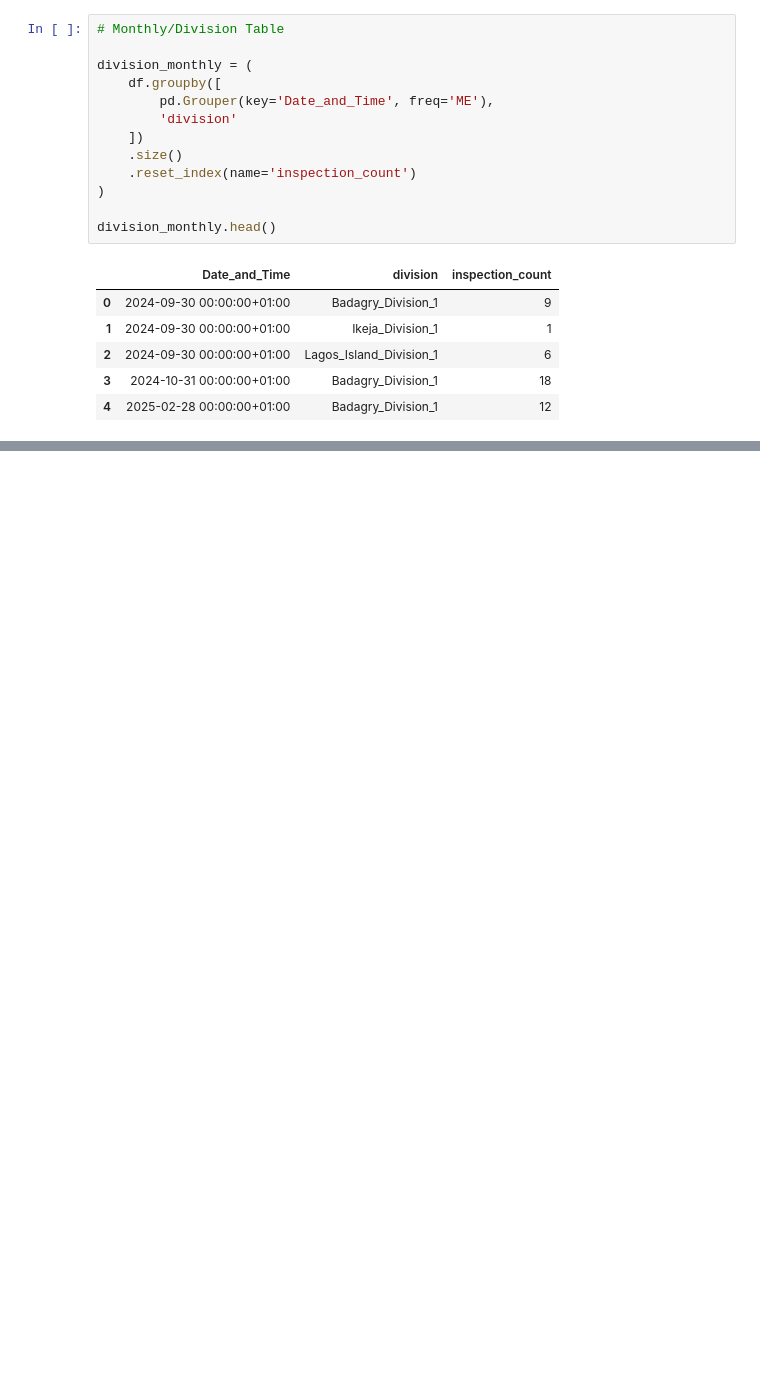
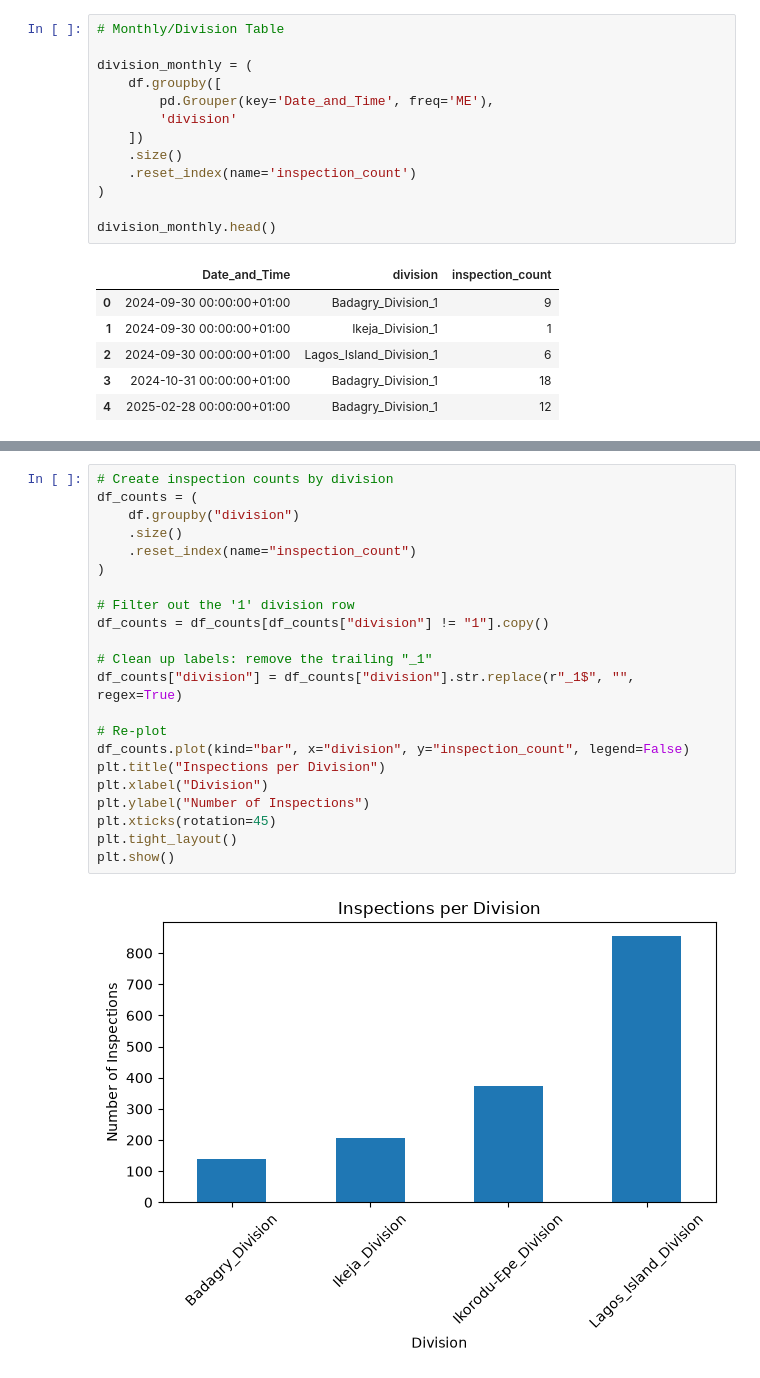
Before and after one commit to khing-fm/EHU-Inspection-form-analysis, a Jupyter notebook: EHU_Inspection_Form.ipynb, the cells around one changed output, grey strips where cells are left out. Saved outputs shown, nothing was run; the diff lists cells and outputs as text; blank space fills up the shorter version.

```diff
--- a/EHU_Inspection_Form.ipynb
+++ b/EHU_Inspection_Form.ipynb
@@ -379,0 +501,24 @@ plt.show()
+# %%
+# Create inspection counts by division
+df_counts = (
+	df.groupby("division")
+	.size()
+	.reset_index(name="inspection_count")
+)
+
+# Filter out the '1' division row
+df_counts = df_counts[df_counts["division"] != "1"].copy()
+
+# Clean up labels: remove the trailing "_1"
+df_counts["division"] = df_counts["division"].str.replace(r"_1$", "", regex=True)
+
+# Re-plot
+df_counts.plot(kind="bar", x="division", y="inspection_count", legend=False)
+plt.title("Inspections per Division")
+plt.xlabel("Division")
+plt.ylabel("Number of Inspections")
+plt.xticks(rotation=45)
+plt.tight_layout()
+plt.show()
+# %% [output]
+[figure, added]
```
Also changed, not shown: parts of 21 cells of this notebook, 1 other file.
